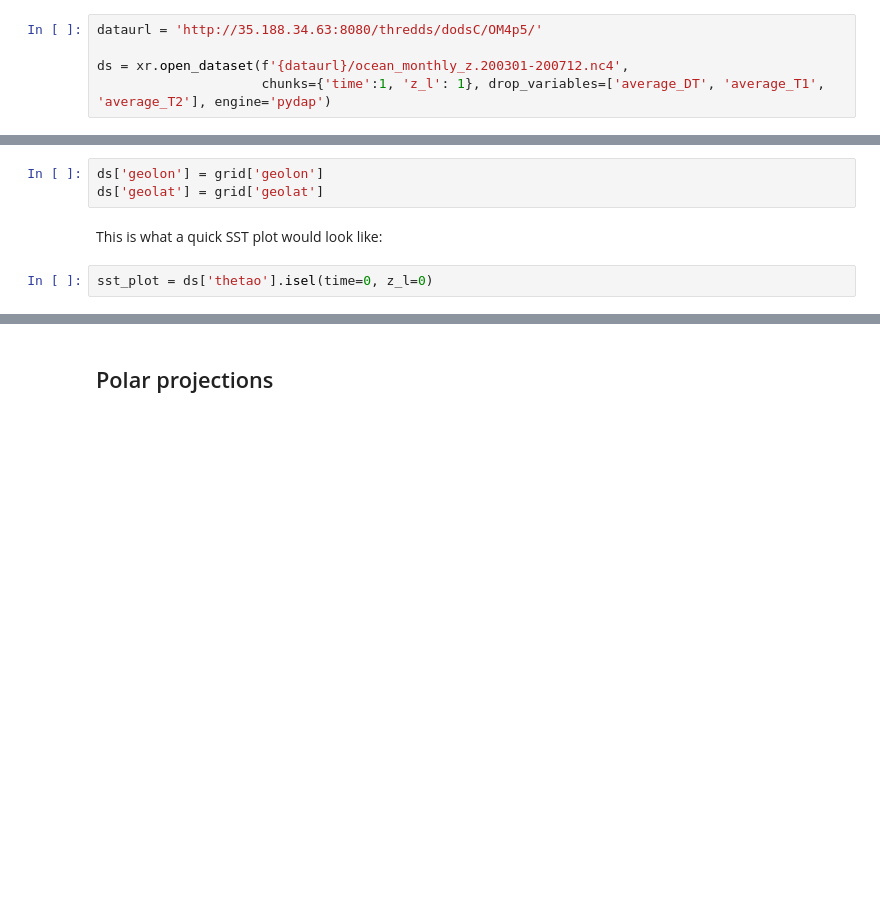
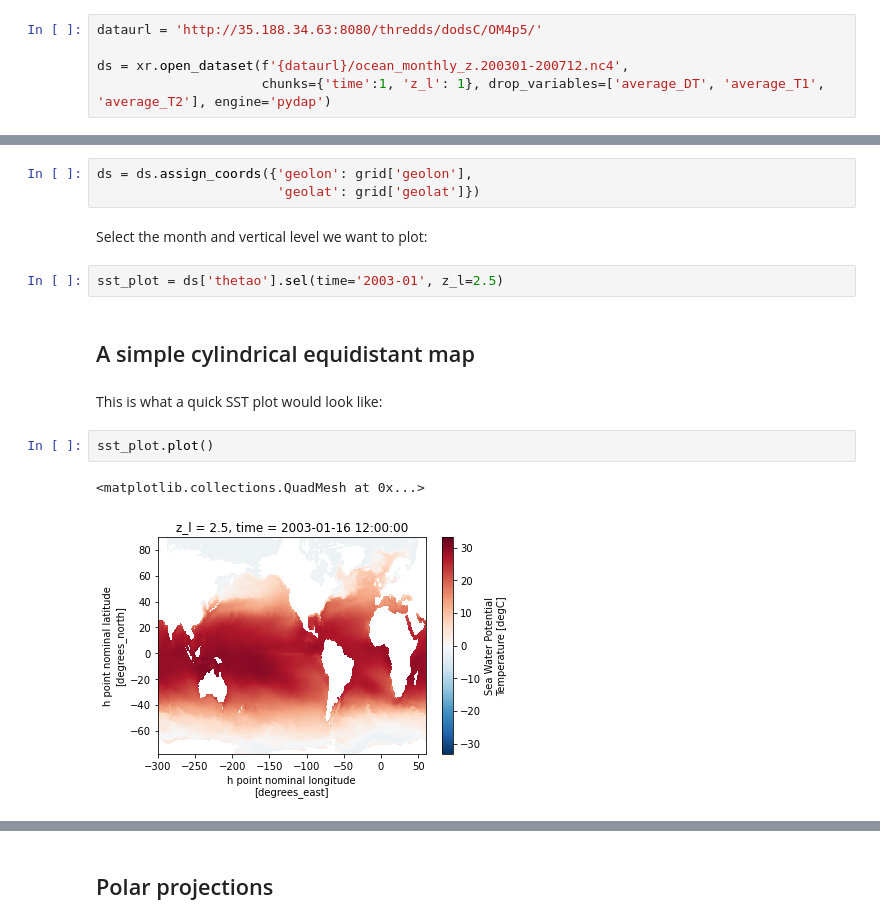
Before and after one commit to MOM6-community/MOM6-AnalysisCookbook, a Jupyter notebook: tutorials/07_Plotting.ipynb, the cells around one changed output, grey strips where cells are left out. Saved outputs shown, nothing was run; the diff lists cells and outputs as text; blank space fills up the shorter version.

```diff
--- a/tutorials/07_Plotting.ipynb
+++ b/tutorials/07_Plotting.ipynb
@@ -20,7 +25,16 @@ grid = xr.open_dataset('./data/ocean_grid_sym_OM4_05.nc')
 # %%
-ds['geolon'] = grid['geolon']
-ds['geolat'] = grid['geolat']
+ds = ds.assign_coords({'geolon': grid['geolon'],
+                       'geolat': grid['geolat']})
+# %% [markdown]
+Select the month and vertical level we want to plot:
+# %%
+sst_plot = ds['thetao'].sel(time='2003-01', z_l=2.5)
+# %% [markdown]
+## A simple cylindrical equidistant map
 # %% [markdown]
 This is what a quick SST plot would look like:
-# %%
-sst_plot = ds['thetao'].isel(time=0, z_l=0)
+# %%
+sst_plot.plot()
+# %% [output]
+<matplotlib.collections.QuadMesh at 0x...>
+[figure, added]
```
Also changed, not shown: parts of 38 cells of this notebook.
